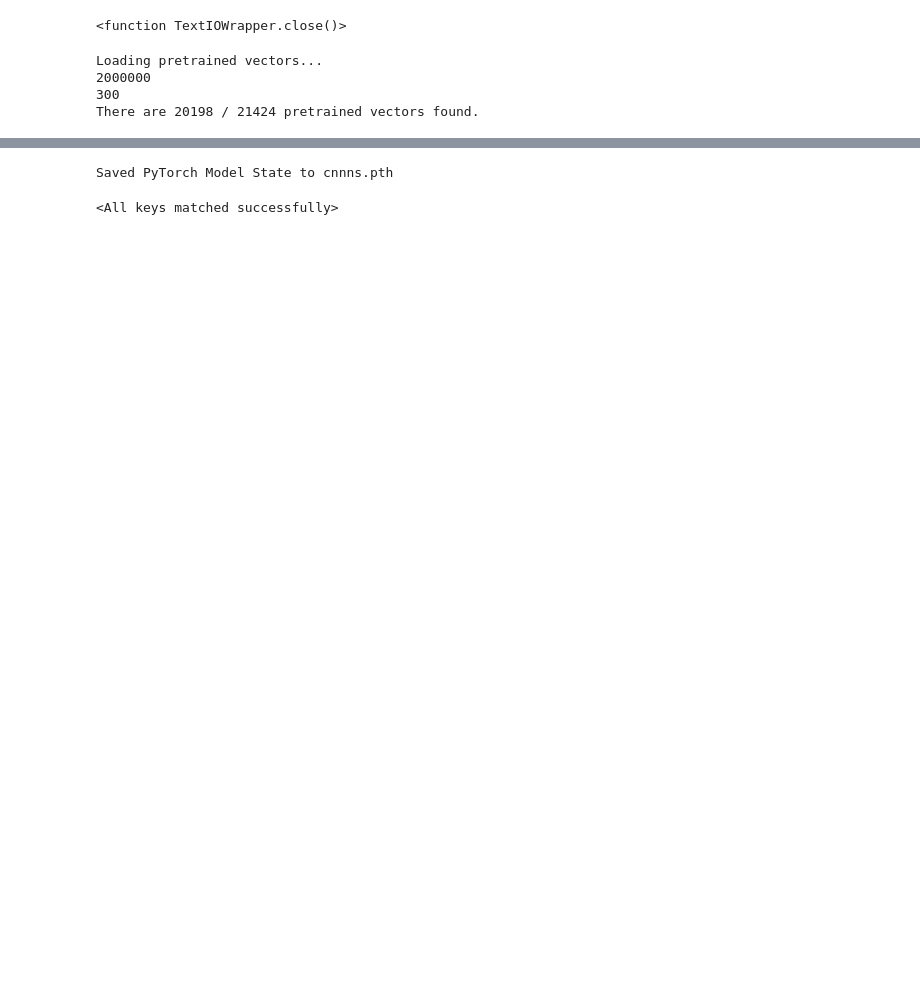
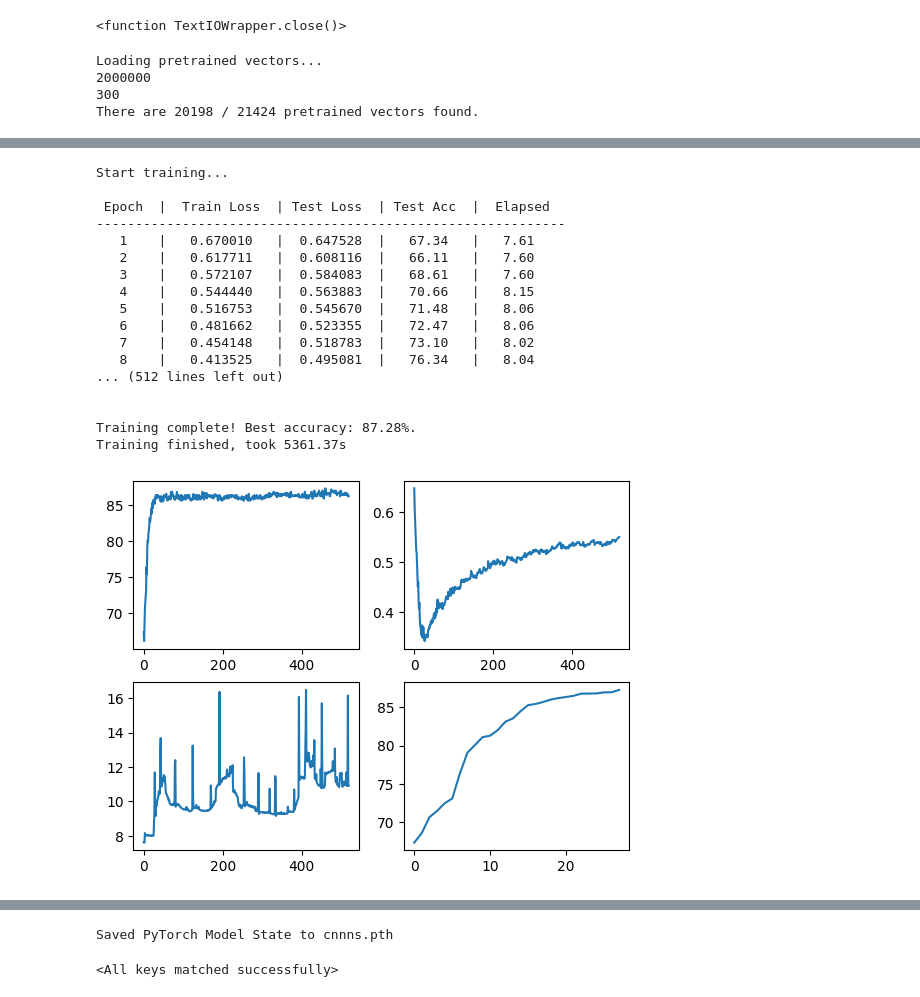
Before and after one commit to pamelacoca/authorClassification, a Jupyter notebook: cnn/classificatorcnn-fasttext.ipynb, the cells around one changed output, grey strips where cells are left out. Cells and saved outputs as stored; diff of their text form; code cells hidden in the pictures; blank space fills up the shorter version.

```diff
--- a/cnn/classificatorcnn-fasttext.ipynb
+++ b/cnn/classificatorcnn-fasttext.ipynb
@@ -428,8 +432,27 @@ Training finished, took 38.54s
 # %%
-# set_seed(42)
-# cnn_non_static, optimizer = initialize_model(pretrained_embedding=embeddings,
-#                                             freeze_embedding=False,
-#                                             learning_rate=0.25,
-#                                             dropout=0.5)
-# train(cnn_non_static, optimizer, train_dataloader, test_dataloader, epochs=520)
+set_seed(42)
+cnn_non_static, optimizer = initialize_model(pretrained_embedding=embeddings,
+                                            freeze_embedding=False,
+                                            learning_rate=0.25,
+                                            dropout=0.5)
+train(cnn_non_static, optimizer, train_dataloader, test_dataloader, epochs=520)
+# %% [output]
+Start training...
+
+ Epoch  |  Train Loss  | Test Loss  | Test Acc  |  Elapsed
+------------------------------------------------------------
+   1    |   0.670010   |  0.647528  |   67.34   |   7.61
+   2    |   0.617711   |  0.608116  |   66.11   |   7.60
+   3    |   0.572107   |  0.584083  |   68.61   |   7.60
+   4    |   0.544440   |  0.563883  |   70.66   |   8.15
+   5    |   0.516753   |  0.545670  |   71.48   |   8.06
+   6    |   0.481662   |  0.523355  |   72.47   |   8.06
+   7    |   0.454148   |  0.518783  |   73.10   |   8.02
+   8    |   0.413525   |  0.495081  |   76.34   |   8.04
+... (512 lines left out)
+
+
+Training complete! Best accuracy: 87.28%.
+Training finished, took 5361.37s
+[figure, added]
 # %%
```
Also changed, not shown: parts of 9 cells of this notebook.
